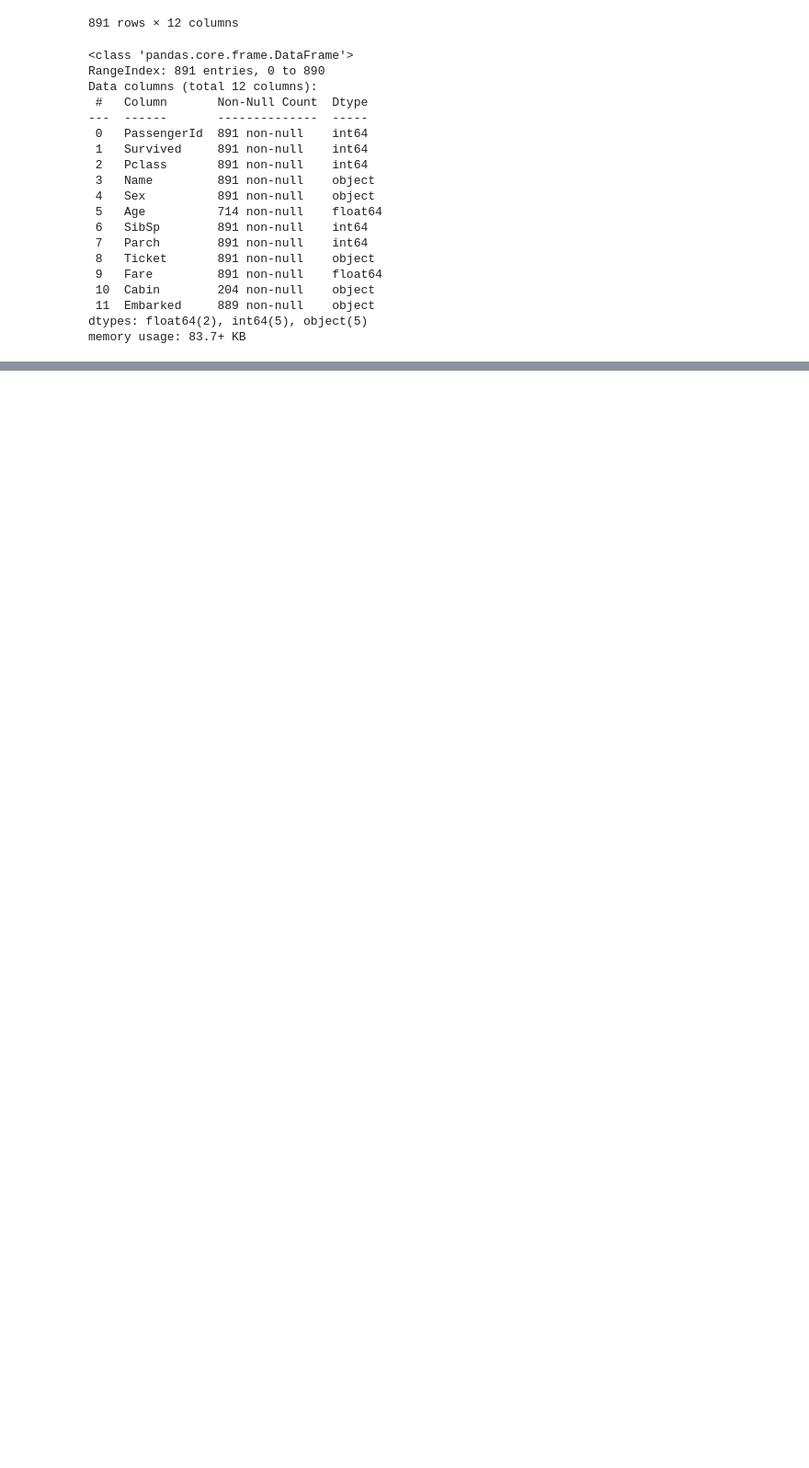
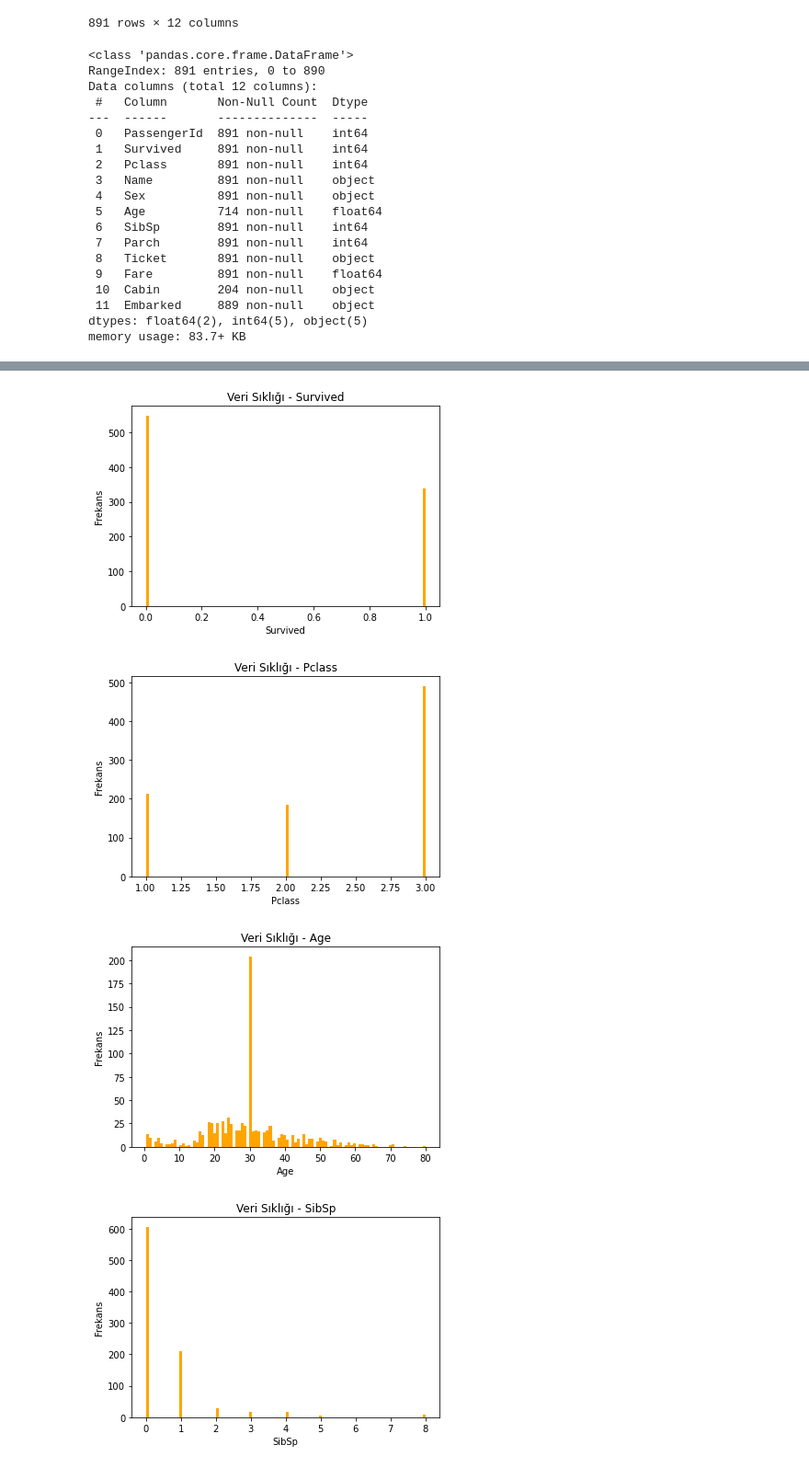
Before and after one commit to BilalAcikgoz/titanic_data_processing_analysis, a Jupyter notebook: titanic_data_processing_analysis/titanic_data_processing_analysis.ipynb, the cells around one changed output, grey strips where cells are left out. Shown: that part at 92% size. Cells and saved outputs as stored; diff of their text form; code cells hidden in the pictures; blank space fills up the shorter version.

```diff
--- a/titanic_data_processing_analysis/titanic_data_processing_analysis.ipynb
+++ b/titanic_data_processing_analysis/titanic_data_processing_analysis.ipynb
@@ -59,2 +59,9 @@ data.head()
 # %%
-# name sütununu başa al
+# yaş sütunu kayıp veri doldurma
+age_mean = np.round(np.mean(data.Age), 0)
+print("Yaş Ortalaması: {}" .format(age_mean))
+data["Age"] = data["Age"].fillna(age_mean)
+
+# embarked da bulunan 2 tane kayıp veri satırını sil
+data = data.dropna()
+data.info()
@@ -60,0 +91,25 @@ data.head()
+# %%
+def PlotHistogram(variable):
+
+    plt.figure()
+    plt.hist(data[variable], bins=100, color="orange")
+    plt.xlabel(variable)
+    plt.ylabel("Frekans")
+    plt.title("Veri Sıklığı - {}" .format(variable))
+    plt.show()
+
+numerical_variables = ["Survived", "Pclass", "Age", "SibSp", "Parch", "Fare"]
+
+for i in numerical_variables:
+    PlotHistogram(i)
+
+survived_statistical_attributes = data["Survived"].describe()
+age_statistical_attributes = data["Age"].describe()
+fare_statistical_attributes = data["Fare"].describe()
+data_statistical_attributes = pd.concat([survived_statistical_attributes,age_statistical_attributes, fare_statistical_attributes], axis=1)
+data_statistical_attributes
+# %% [output]
+[figure, added]
+[figure, added]
+[figure, added]
+[figure, added]
```
Also changed, not shown: parts of 9 cells of this notebook.
